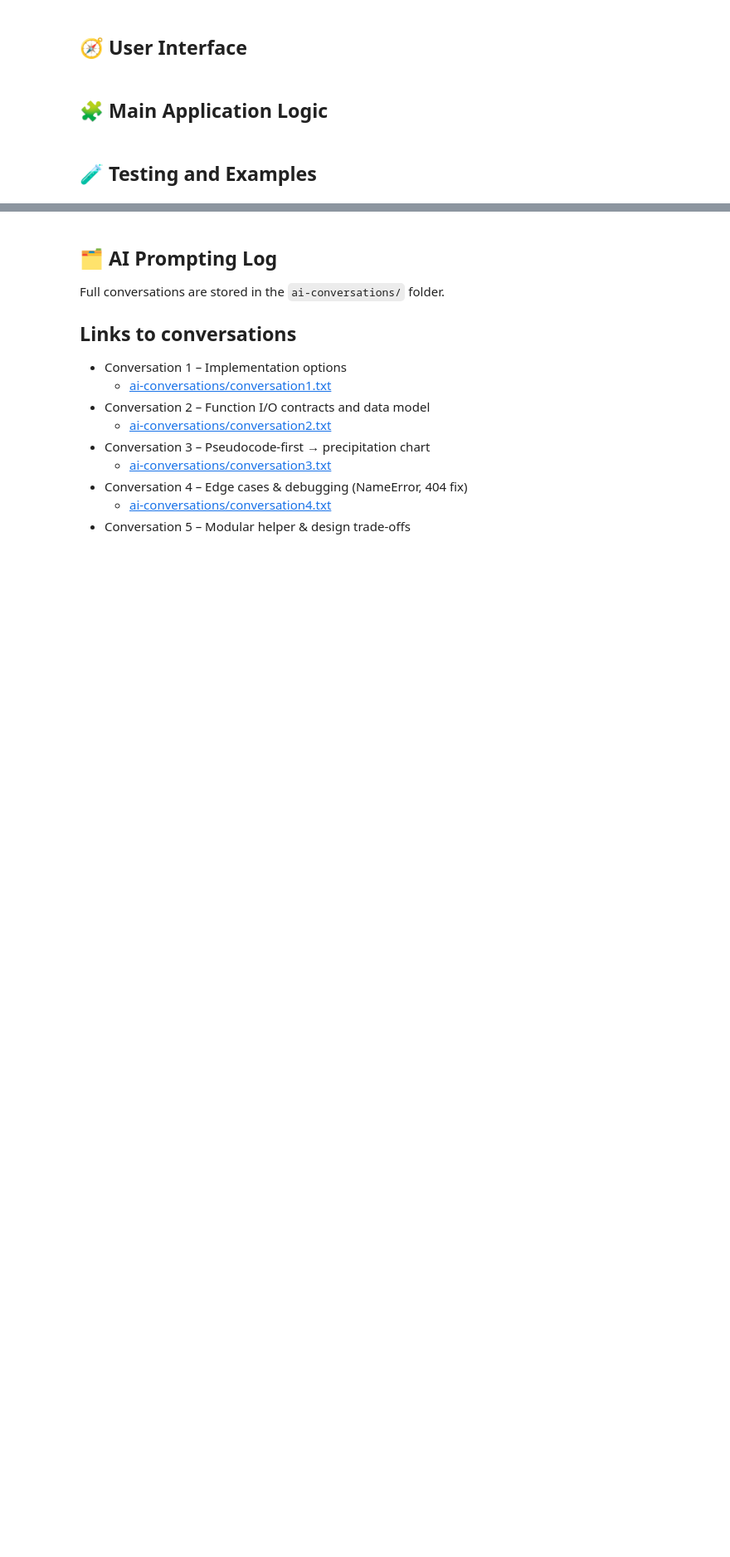
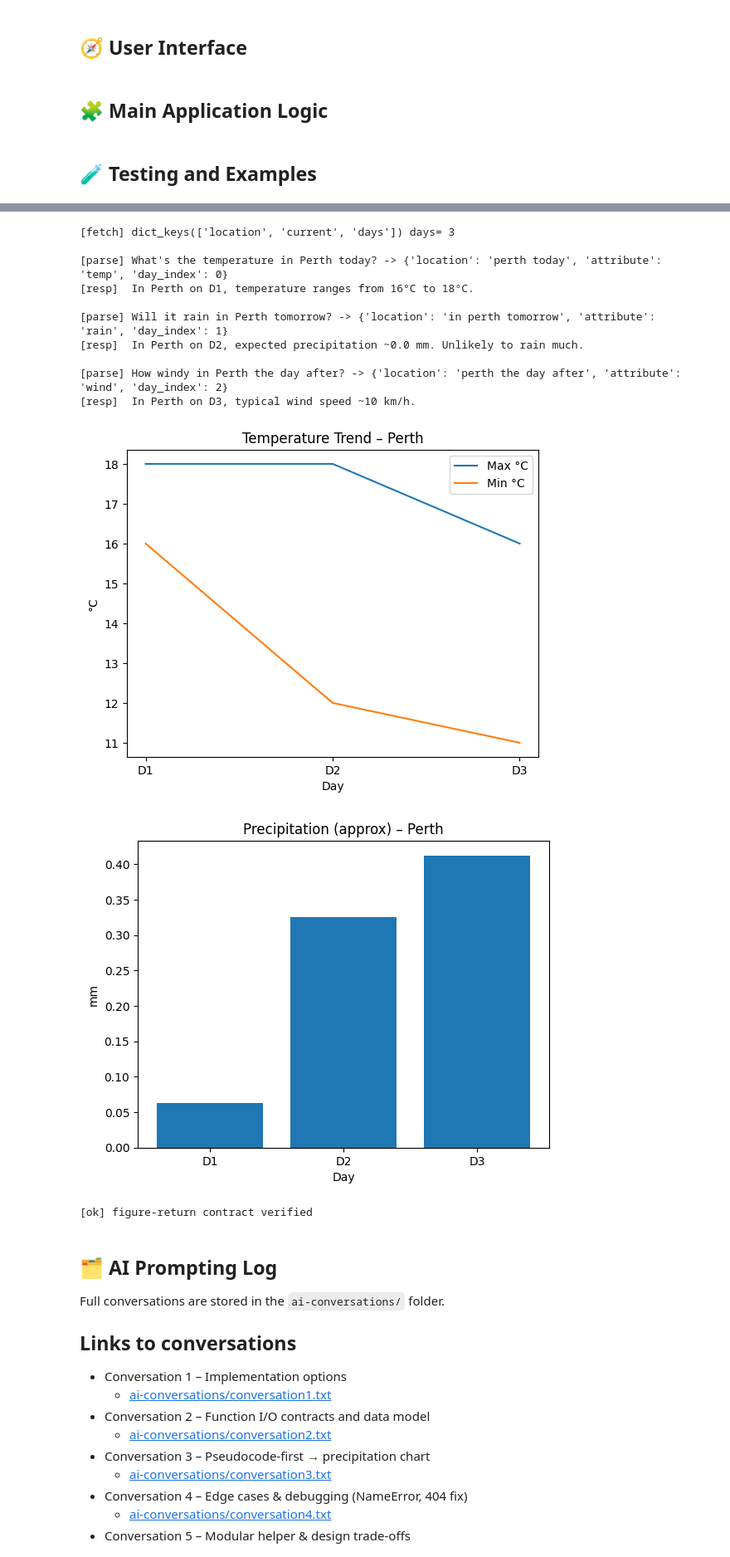
Before and after one commit to chunyinlo/ISYS5002-Assigment2, a Jupyter notebook: Notebook.ipynb, the cells around one changed output, grey strips where cells are left out. Shown at 83% size. Cells and saved outputs as stored; diff of their text form; code cells hidden in the pictures; blank space fills up the shorter version.

```diff
--- a/Notebook.ipynb
+++ b/Notebook.ipynb
@@ -321,0 +319,32 @@ display(ui)
+# %%
+display(ui)
+
+# 1 Data fetch
+loc, days = "Perth", 3
+wd = get_weather_data(loc, forecast_days=days)
+print("[fetch]", wd.keys(), "days=", len(wd.get("days", [])))
+
+# 2 NLP parsing + response
+questions = [
+    "What's the temperature in Perth today?",
+    "Will it rain in Perth tomorrow?",
+    "How windy in Perth the day after?"
+]
+for q in questions:
+    pq = parse_weather_question(q)
+    print("\n[parse]", q, "->", pq)
+    ans = generate_weather_response(pq, wd)
+    print("[resp] ", ans)
+
+# 3 Visualisations (display mode)
+_ = create_temperature_visualisation(wd, output_type="display")
+_ = create_precipitation_visualisation(wd, output_type="display", method="mean24")
+
+# 4 Visualisations (figure return contract)
+fig_t = create_temperature_visualisation(wd, output_type="figure")
+fig_p = create_precipitation_visualisation(wd, output_type="figure", method="mean8")
+assert fig_t is not None and fig_p is not None
+import matplotlib.pyplot as plt
+plt.close(fig_t); plt.close(fig_p)
+print("[ok] figure-return contract verified")
+# %% [output]
@@ -322,3 +352,16 @@ display(ui)
+[fetch] dict_keys(['location', 'current', 'days']) days= 3
+
+[parse] What's the temperature in Perth today? -> {'location': 'perth today', 'attribute': 'temp', 'day_index': 0}
+[resp]  In Perth on D1, temperature ranges from 16°C to 18°C.
+
+[parse] Will it rain in Perth tomorrow? -> {'location': 'in perth tomorrow', 'attribute': 'rain', 'day_index': 1}
+[resp]  In Perth on D2, expected precipitation ~0.0 mm. Unlikely to rain much.
+
+[parse] How windy in Perth the day after? -> {'location': 'perth the day after', 'attribute': 'wind', 'day_index': 2}
+[resp]  In Perth on D3, typical wind speed ~10 km/h.
+[figure, added]
+[figure, added]
+[ok] figure-return contract verified
 # %% [markdown]
 ## 🗂️ AI Prompting Log
 Full conversations are stored in the `ai-conversations/` folder.
```
Also changed, not shown: parts of 2 cells of this notebook.
